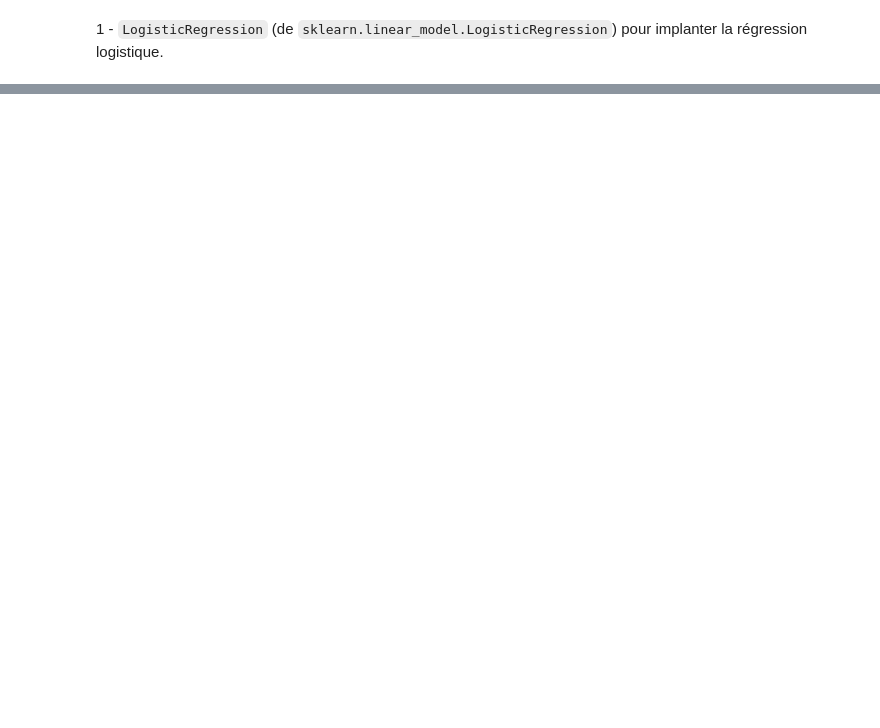
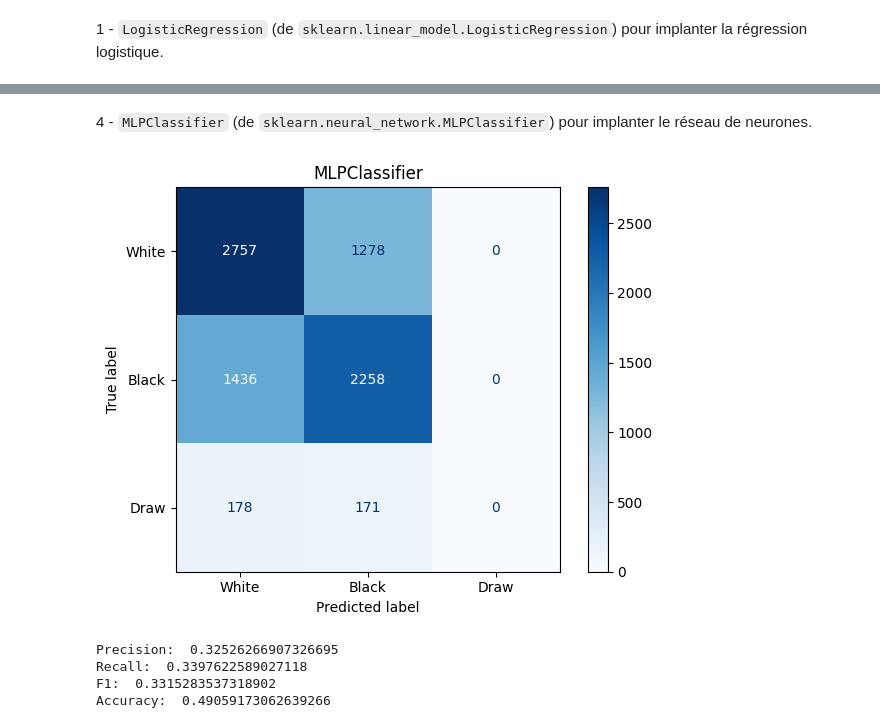
Before and after one commit to guicag/chess_ml, a Jupyter notebook: exploration.ipynb, the cells around one changed output, grey strips where cells are left out. Cells and saved outputs as stored; diff of their text form; code cells hidden in the pictures; blank space fills up the shorter version.

```diff
--- a/exploration.ipynb
+++ b/exploration.ipynb
@@ -586,0 +681,10 @@ Negative MSE of Model with Cross Validation is: -0.4467966573816156
+# %% [markdown]
+4 - `MLPClassifier` (de `sklearn.neural_network.MLPClassifier`) pour implanter le réseau de neurones.
+# %%
+run_experiment(y_pred_model_MLP_split, model_MLP_split)
+# %% [output]
+[figure, added]
+Precision:  0.32526266907326695
+Recall:  0.3397622589027118
+F1:  0.3315283537318902
+Accuracy:  0.49059173062639266
```
Also changed, not shown: parts of 18 cells of this notebook.
